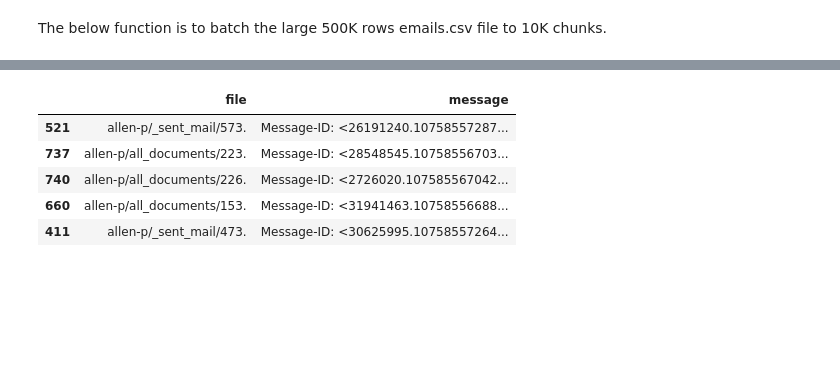
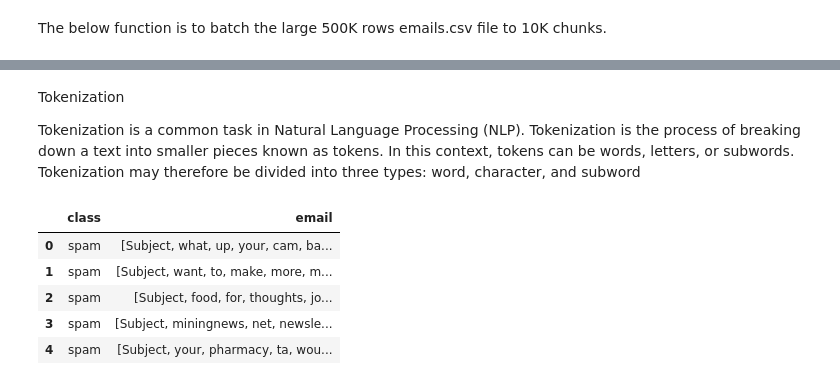
Before and after one commit to SurejSajeev/ML_Projects, a Jupyter notebook: spam_email_classifier/spam_or_ham.ipynb, the cells around one changed output, grey strips where cells are left out. Saved outputs shown, nothing was run; the diff lists cells and outputs as text; code cells hidden in the pictures; blank space fills up the shorter version.

```diff
--- a/spam_email_classifier/spam_or_ham.ipynb
+++ b/spam_email_classifier/spam_or_ham.ipynb
@@ -29,0 +71,25 @@ for  batch in get_data_chunk('data/emails.csv', 1000, 42):
+# %%
+ham_spam_dict = {}
+
+
+pathwalk = walk(r"../data/enron_mail")
+
+
+for root, dr, file in pathwalk:
+    if 'ham' in str(file):
+        for obj in file:
+            with open(root + '/' + obj, encoding='latin1') as ip:
+                content = ip.readlines()
+                if content:
+                    ham_spam_dict.setdefault('ham', []).append(" ".join(content))
+    elif 'spam' in str(file):
+        for obj in file:
+            with open(root + '/' + obj, encoding='latin1') as ip:
+                content = ip.readlines()
+                if content:
+                    ham_spam_dict.setdefault('spam', []).append(" ".join(content))
+# %%
+data = [(key, value) for key, values in ham_spam_dict.items() for value in values]
+email_df = pd.DataFrame(data, columns=['class', 'email'])
+print(ham_spam_dict.keys())
+email_df.head()
@@ -29,0 +118,3 @@ for  batch in get_data_chunk('data/emails.csv', 1000, 42):
+# %%
+email_df['email'] = email_df['email'].str.replace(r'[^\w\s]', '', regex=True)
+email_df.head()
@@ -30,9 +128,19 @@ for  batch in get_data_chunk('data/emails.csv', 1000, 42):
+# %% [markdown]
+Tokenization
+
+Tokenization is a common task in Natural Language Processing (NLP). Tokenization is the process of breaking down a text into smaller pieces known as tokens. In this context, tokens can be words, letters, or subwords. Tokenization may therefore be divided into three types: word, character, and subword
+# %%
+def tokenize(text):
+    tokens = re.split(r"\W+", text)# W+ means all capital, small alphabets and integers 0-9
+    return tokens
+
+email_df["email"] = email_df["email"].apply(lambda x: tokenize(x))
 # %%
-sample_email_df.head()
+email_df.head()
 # %% [output]
-|  | file | message |
-| 521 | allen-p/_sent_mail/573. | Message-ID: <26191240.10758557287... |
-| 737 | allen-p/all_documents/223. | Message-ID: <28548545.10758556703... |
-| 740 | allen-p/all_documents/226. | Message-ID: <2726020.107585567042... |
-| 660 | allen-p/all_documents/153. | Message-ID: <31941463.10758556688... |
-| 411 | allen-p/_sent_mail/473. | Message-ID: <30625995.10758557264... |
+|  | class | email |
+| 0 | spam | [Subject, what, up, your, cam, ba... |
+| 1 | spam | [Subject, want, to, make, more, m... |
+| 2 | spam | [Subject, food, for, thoughts, jo... |
+| 3 | spam | [Subject, miningnews, net, newsle... |
+| 4 | spam | [Subject, your, pharmacy, ta, wou... |
```
Also changed, not shown: parts of 16 cells of this notebook.
